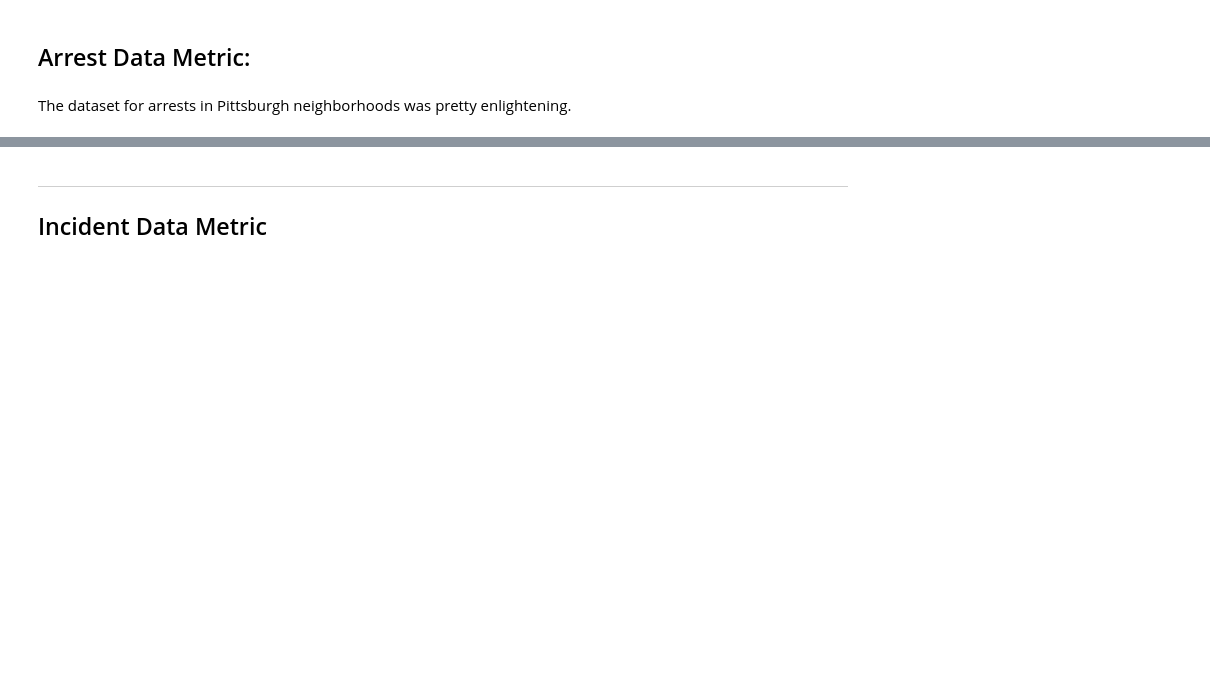
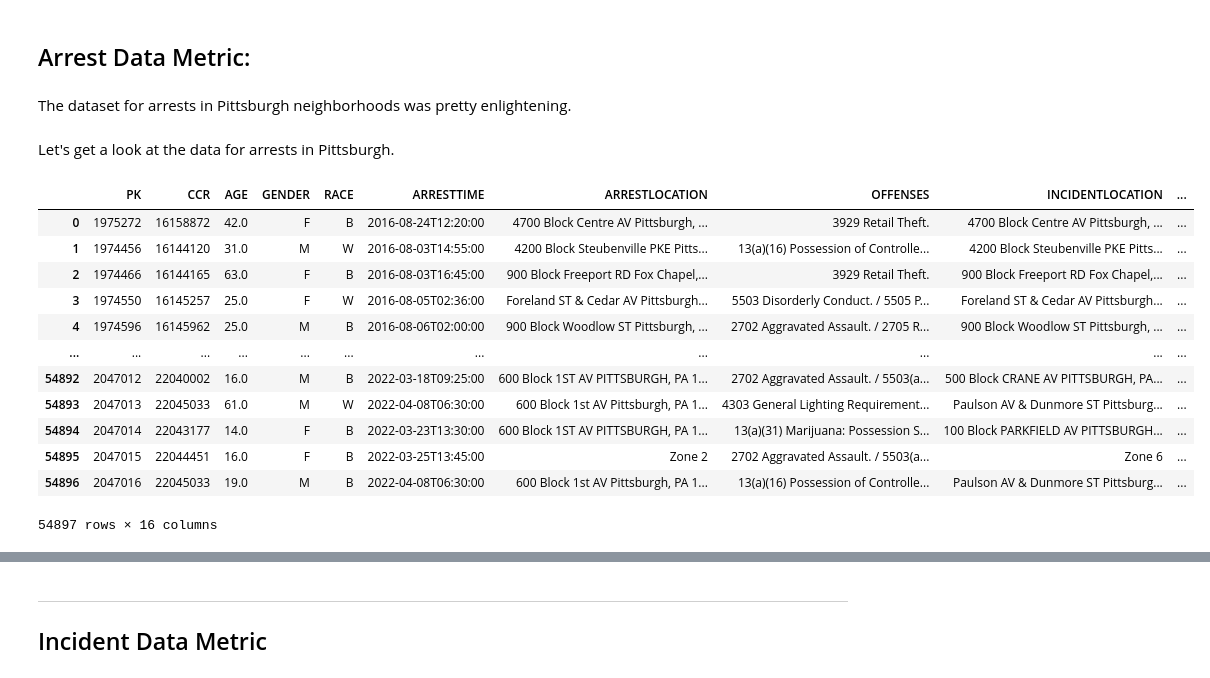
Before and after one commit to cdornn/Big-Ideas-Final-Project, a Jupyter notebook: group_notebook.ipynb, the cells around one changed output, grey strips where cells are left out. Drawn from its saved outputs; the diff is of its cells as text; code cells hidden in the pictures; blank space fills up the shorter version.

```diff
--- a/group_notebook.ipynb
+++ b/group_notebook.ipynb
@@ -25,0 +32,23 @@ The dataset for arrests in Pittsburgh neighborhoods was pretty enlightening.
+# %% [markdown]
+Let's get a look at the data for arrests in Pittsburgh.
+# %%
+# reading the csv
+arrests = pd.read_csv("https://data.wprdc.org/datastore/dump/e03a89dd-134a-4ee8-a2bd-62c40aeebc6f")
+
+# making our first data table
+table = pd.DataFrame(arrests)
+display(table)
+# %% [output]
+|  | PK | CCR | AGE | GENDER | RACE | ARRESTTIME | ARRESTLOCATION | OFFENSES | INCIDENTLOCATION | ... |
+| 0 | 1975272 | 16158872 | 42.0 | F | B | 2016-08-24T12:20:00 | 4700 Block Centre AV Pittsburgh, ... | 3929 Retail Theft. | 4700 Block Centre AV Pittsburgh, ... | ... |
+| 1 | 1974456 | 16144120 | 31.0 | M | W | 2016-08-03T14:55:00 | 4200 Block Steubenville PKE Pitts... | 13(a)(16) Possession of Controlle... | 4200 Block Steubenville PKE Pitts... | ... |
+| 2 | 1974466 | 16144165 | 63.0 | F | B | 2016-08-03T16:45:00 | 900 Block Freeport RD Fox Chapel,... | 3929 Retail Theft. | 900 Block Freeport RD Fox Chapel,... | ... |
+| 3 | 1974550 | 16145257 | 25.0 | F | W | 2016-08-05T02:36:00 | Foreland ST & Cedar AV Pittsburgh... | 5503 Disorderly Conduct. / 5505 P... | Foreland ST & Cedar AV Pittsburgh... | ... |
+| 4 | 1974596 | 16145962 | 25.0 | M | B | 2016-08-06T02:00:00 | 900 Block Woodlow ST Pittsburgh, ... | 2702 Aggravated Assault. / 2705 R... | 900 Block Woodlow ST Pittsburgh, ... | ... |
+| ... | ... | ... | ... | ... | ... | ... | ... | ... | ... | ... |
+| 54892 | 2047012 | 22040002 | 16.0 | M | B | 2022-03-18T09:25:00 | 600 Block 1ST AV PITTSBURGH, PA 1... | 2702 Aggravated Assault. / 5503(a... | 500 Block CRANE AV PITTSBURGH, PA... | ... |
+| 54893 | 2047013 | 22045033 | 61.0 | M | W | 2022-04-08T06:30:00 | 600 Block 1st AV Pittsburgh, PA 1... | 4303 General Lighting Requirement... | Paulson AV & Dunmore ST Pittsburg... | ... |
+| 54894 | 2047014 | 22043177 | 14.0 | F | B | 2022-03-23T13:30:00 | 600 Block 1ST AV PITTSBURGH, PA 1... | 13(a)(31) Marijuana: Possession S... | 100 Block PARKFIELD AV PITTSBURGH... | ... |
+| 54895 | 2047015 | 22044451 | 16.0 | F | B | 2022-03-25T13:45:00 | Zone 2 | 2702 Aggravated Assault. / 5503(a... | Zone 6 | ... |
+| 54896 | 2047016 | 22045033 | 19.0 | M | B | 2022-04-08T06:30:00 | 600 Block 1st AV Pittsburgh, PA 1... | 13(a)(16) Possession of Controlle... | Paulson AV & Dunmore ST Pittsburg... | ... |
+54897 rows × 16 columns
```
Also changed, not shown: parts of 13 cells of this notebook.
